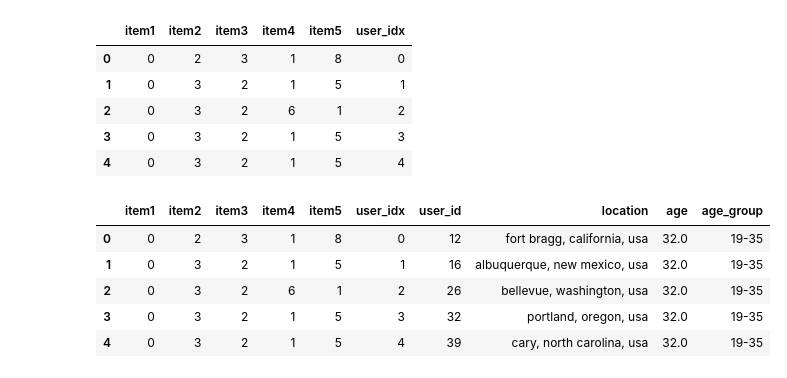
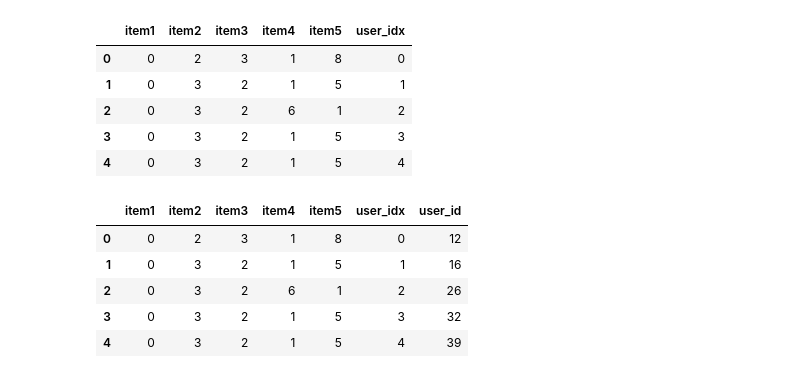
Before and after one commit to phillip1029/GNN-Recommendation-System, a Jupyter notebook: Recommendation System Using LightGCN features.ipynb, the cells around one changed output. Saved outputs shown, nothing was run; the diff lists cells and outputs as text; code cells hidden in the pictures.

```diff
--- a/Recommendation System Using LightGCN features.ipynb
+++ b/Recommendation System Using LightGCN features.ipynb
@@ -1091,12 +1095,12 @@ top_5_recommendations_df.head()
 # %%
 # merge top_5_recommendations_df with users_df, drop location_idx and age_group_idx
 
-top_5_recommendations_users = pd.merge(top_5_recommendations_df, users_df.drop(columns=['location_idx', 'age_group_idx']), on='user_idx', how='left')
+top_5_recommendations_users = pd.merge(top_5_recommendations_df, users_df[['user_id', 'user_idx']], on='user_idx', how='left')
 top_5_recommendations_users.head()
 # %% [output]
-|  | item1 | item2 | item3 | item4 | item5 | user_idx | user_id | location | age | age_group |
-| 0 | 0 | 2 | 3 | 1 | 8 | 0 | 12 | fort bragg, california, usa | 32.0 | 19-35 |
-| 1 | 0 | 3 | 2 | 1 | 5 | 1 | 16 | albuquerque, new mexico, usa | 32.0 | 19-35 |
-| 2 | 0 | 3 | 2 | 6 | 1 | 2 | 26 | bellevue, washington, usa | 32.0 | 19-35 |
-| 3 | 0 | 3 | 2 | 1 | 5 | 3 | 32 | portland, oregon, usa | 32.0 | 19-35 |
-| 4 | 0 | 3 | 2 | 1 | 5 | 4 | 39 | cary, north carolina, usa | 32.0 | 19-35 |
+|  | item1 | item2 | item3 | item4 | item5 | user_idx | user_id |
+| 0 | 0 | 2 | 3 | 1 | 8 | 0 | 12 |
+| 1 | 0 | 3 | 2 | 1 | 5 | 1 | 16 |
+| 2 | 0 | 3 | 2 | 6 | 1 | 2 | 26 |
+| 3 | 0 | 3 | 2 | 1 | 5 | 3 | 32 |
+| 4 | 0 | 3 | 2 | 1 | 5 | 4 | 39 |
```
Also changed, not shown: parts of 9 cells of this notebook.
